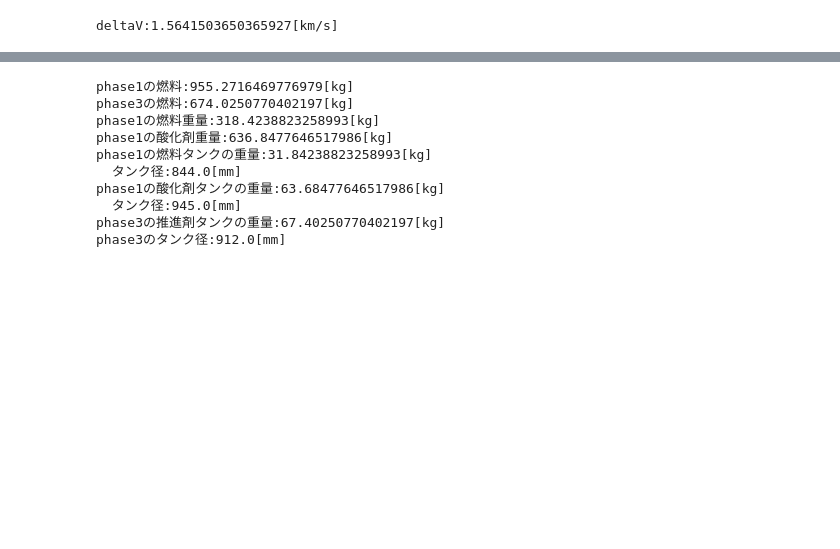
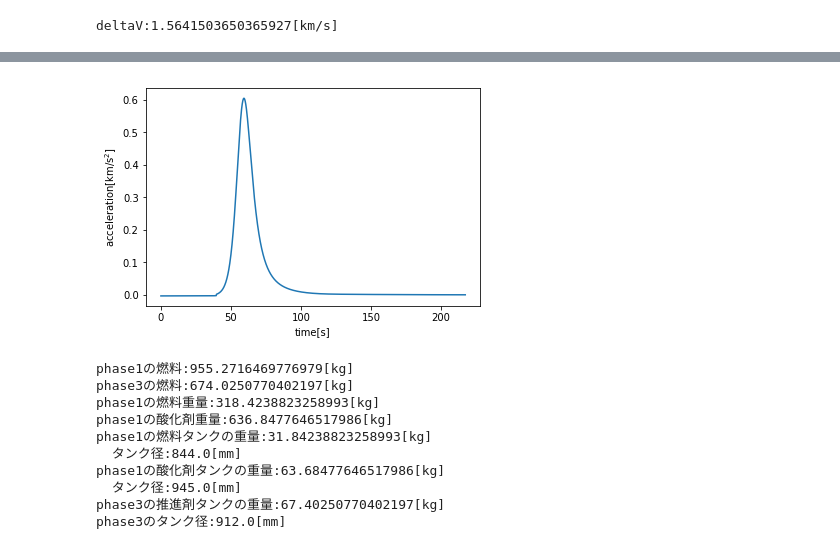
Before and after one commit to kminoda/seed_bank_in_space, a Jupyter notebook: src/delta_v_simu.ipynb, the cells around one changed output, grey strips where cells are left out. Drawn from its saved outputs; the diff is of its cells as text; code cells hidden in the pictures; blank space fills up the shorter version.

```diff
--- a/src/delta_v_simu.ipynb
+++ b/src/delta_v_simu.ipynb
@@ -224,6 +224,8 @@ class Satellite:
         self.semi_major_axis = orbital_height+R_earth #周回軌道半径@phase2
         self.v_tgt_apo = np.sqrt(MU/self.semi_major_axis) #周回速度@phase2
         self.mass_ab = None
+        self.vel_list = None
+        self.t_list = None
 
     def get_prop_phase1(self, prop_phase3, height_leo=250., Isp=220.):
         """phase1での燃料推算
@@ -301,6 +303,8 @@ class Satellite:
         t_lst, h_lst, v_lst, gamma_lst, q_conv_lst, q_rad_lst \
             = re_entry(v_entry, fpa_entry, M=self.mass_capsule)
         heat_load = 0
+        self.vel_list = v_lst
+        self.t_list = t_lst
         for i in range(len(t_lst)-1):
             heat_flux = q_conv_lst[i] + q_rad_lst[i]
             heat_load += heat_flux*DT
@@ -340,6 +344,16 @@ class Satellite:
         thickness_ablator = mass_ablator/area_capsule/density_ablator#[m]
         thickness_ablator *= 1000 #[mm]
         return thickness_ablator
+
+
+    def plot_acceleration(self):
+        acce = []
+        for i in range(len(self.t_list)-1):
+            acce.append((self.vel_list[i]-self.vel_list[i+1])/DT)
+        plt.plot(self.t_list[:-1],acce)
+        plt.xlabel('time[s]')
+        plt.ylabel(r'acceleration[$\rm{km/s^2}$]')
+        plt.savefig('../output/acceleration_reentry.png',dpi=200)
 # %% [markdown]
 インスタンス作成
 # %%
@@ -376,3 +390,7 @@ print("アブレータ厚さ:{}[mm]".format(thickness_ablator))
+# %%
+a.plot_acceleration()
+# %% [output]
+[figure, added]
 # %%
 #燃料
 ##phase3:Isp 295[s]カプセルのやつ
```
Also changed, not shown: parts of 1 cell of this notebook, 1 other file.
